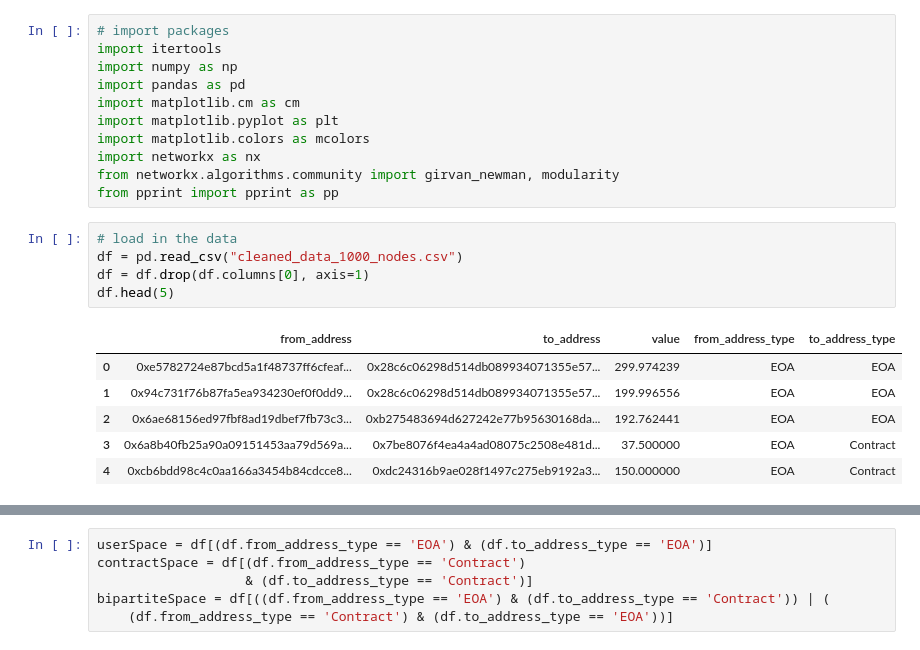
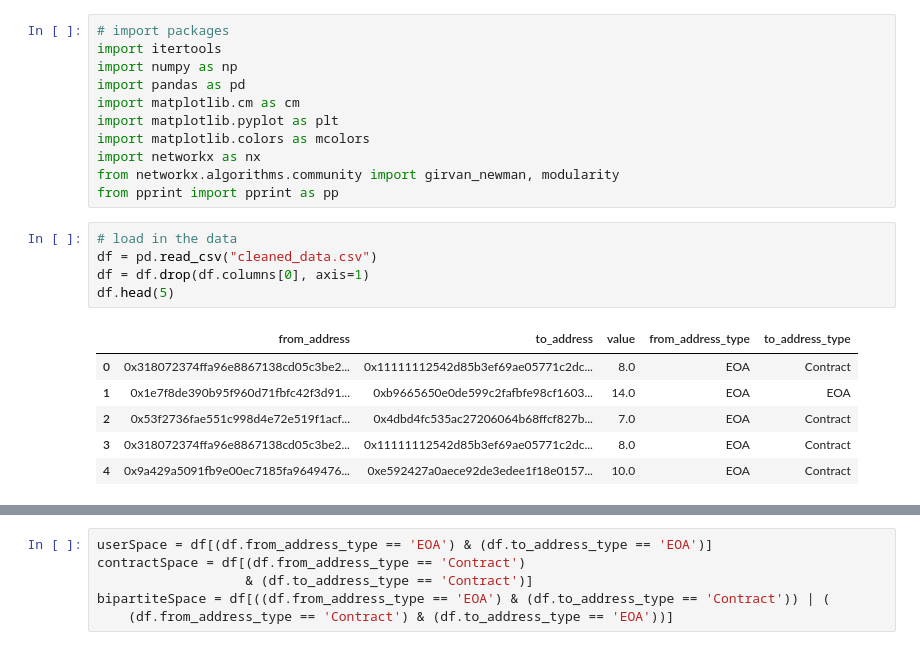
Before and after one commit to ba-group-projects/eth-trx-china-ban, a Jupyter notebook: centrality.ipynb, the cells around one changed output, grey strips where cells are left out. Saved outputs shown, nothing was run; the diff lists cells and outputs as text.

```diff
--- a/centrality.ipynb
+++ b/centrality.ipynb
@@ -11,13 +11,13 @@ from networkx.algorithms.community import girvan_newman, modularity
 from pprint import pprint as pp
 # %%
 # load in the data
-df = pd.read_csv("cleaned_data_1000_nodes.csv")
+df = pd.read_csv("cleaned_data.csv")
 df = df.drop(df.columns[0], axis=1)
 df.head(5)
 # %% [output]
 |  | from_address | to_address | value | from_address_type | to_address_type |
-| 0 | 0xe5782724e87bcd5a1f48737ff6cfeaf... | 0x28c6c06298d514db089934071355e57... | 299.974239 | EOA | EOA |
-| 1 | 0x94c731f76b87fa5ea934230ef0f0dd9... | 0x28c6c06298d514db089934071355e57... | 199.996556 | EOA | EOA |
-| 2 | 0x6ae68156ed97fbf8ad19dbef7fb73c3... | 0xb275483694d627242e77b95630168da... | 192.762441 | EOA | EOA |
-| 3 | 0x6a8b40fb25a90a09151453aa79d569a... | 0x7be8076f4ea4a4ad08075c2508e481d... | 37.500000 | EOA | Contract |
-| 4 | 0xcb6bdd98c4c0aa166a3454b84cdcce8... | 0xdc24316b9ae028f1497c275eb9192a3... | 150.000000 | EOA | Contract |
+| 0 | 0x318072374ffa96e8867138cd05c3be2... | 0x11111112542d85b3ef69ae05771c2dc... | 8.0 | EOA | Contract |
+| 1 | 0x1e7f8de390b95f960d71fbfc42f3d91... | 0xb9665650e0de599c2fafbfe98cf1603... | 14.0 | EOA | EOA |
+| 2 | 0x53f2736fae551c998d4e72e519f1acf... | 0x4dbd4fc535ac27206064b68ffcf827b... | 7.0 | EOA | Contract |
+| 3 | 0x318072374ffa96e8867138cd05c3be2... | 0x11111112542d85b3ef69ae05771c2dc... | 8.0 | EOA | Contract |
+| 4 | 0x9a429a5091fb9e00ec7185fa9649476... | 0xe592427a0aece92de3edee1f18e0157... | 10.0 | EOA | Contract |
```
Also changed, not shown: parts of 11 cells of this notebook.
